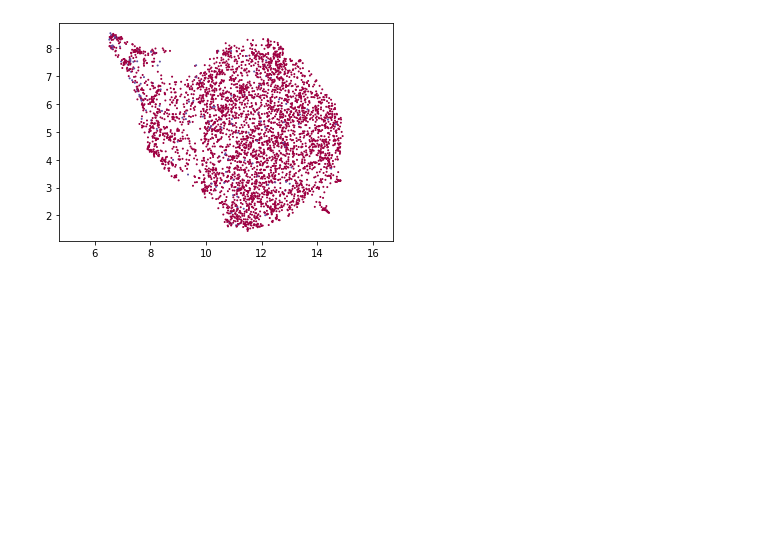
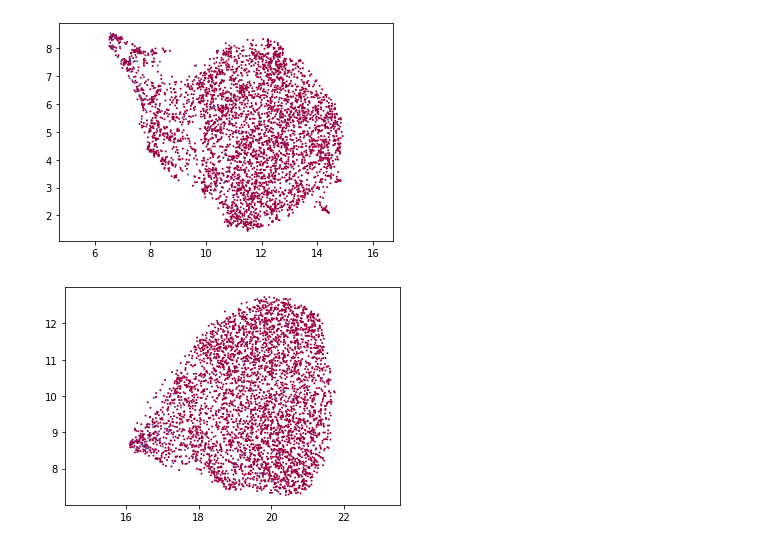
Before and after one commit to chingheng113/reStroke, a Jupyter notebook: experiments/clustering_vital_sign_data.ipynb, the cells around one changed output. Drawn from its saved outputs; the diff is of its cells as text; code cells hidden in the pictures; blank space fills up the shorter version.

```diff
--- a/experiments/clustering_vital_sign_data.ipynb
+++ b/experiments/clustering_vital_sign_data.ipynb
@@ -78,13 +78,15 @@ plt.gca().set_aspect('equal', 'datalim')
 # %%
 import distython
 
 heom_metric = distython.HEOM(X_data, categorical_ix)
-reducer = umap.UMAP(metric=heom_metric.heom, random_state=369)
+reducer = umap.UMAP(metric=heom_metric.heom, random_state=369 , n_neighbors=50)
 umap_heom_embedding = reducer.fit_transform(X_data)
 
 plt.clf()
 plt.scatter(
     umap_heom_embedding[:, 0],
     umap_heom_embedding[:, 1],
     c=y_data.values.astype(int), s=1, cmap='Spectral')
 plt.gca().set_aspect('equal', 'datalim')
+# %% [output]
+[figure, added]
```
Also changed, not shown: 3 other files.
